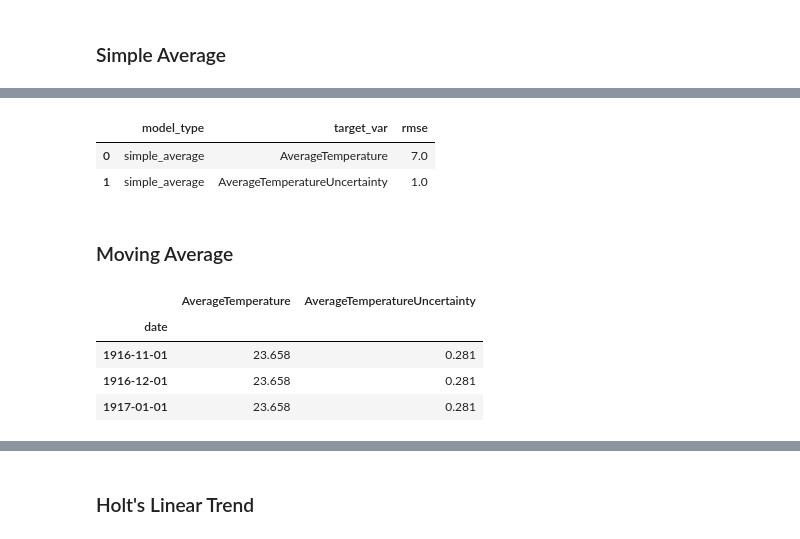
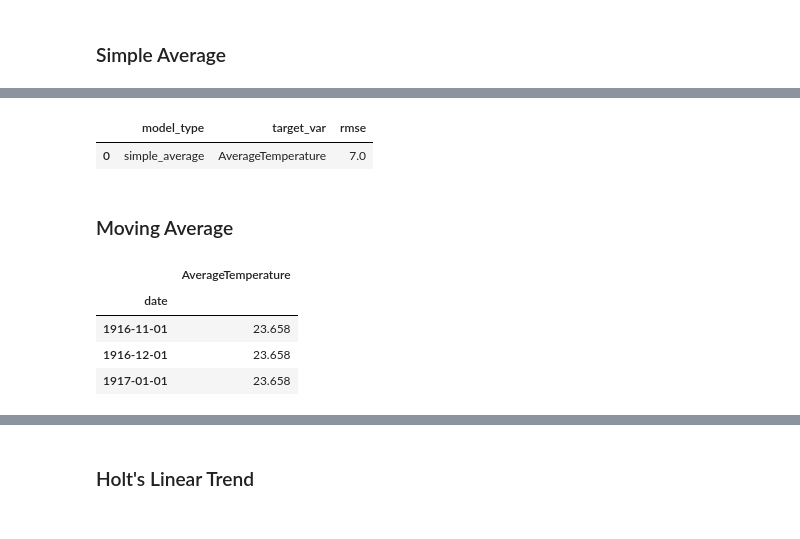
Before and after one commit to malachi-hale/time-series-exercises, a Jupyter notebook: Mini_Project.ipynb, the cells around one changed output, grey strips where cells are left out. Drawn from its saved outputs; the diff is of its cells as text; code cells hidden in the pictures.

```diff
--- a/Mini_Project.ipynb
+++ b/Mini_Project.ipynb
@@ -87,5 +98,5 @@ df.tail(3)
 # %%
-df = df.groupby(['date'])[['AverageTemperature', 'AverageTemperatureUncertainty']].sum()
+df = df.groupby(['date'])[['AverageTemperature']].sum()
 # %%
 df.head(3)
 # %% [output]
@@ -96,0 +110,5 @@ df.head(3)
+# %%
+imputer = SimpleImputer(strategy='mean')
+
+for col in df.columns:
+    df[[col]] = imputer.fit_transform(df[[col]])
@@ -157,11 +217,9 @@ eval_df
 ### Simple Average
 # %%
 AverageTemperature = train['AverageTemperature'].mean()
-AverageTemperatureUncertainty = train['AverageTemperatureUncertainty'].mean()
 
 def make_predictions():
-    yhat_df = pd.DataFrame({'AverageTemperature': [AverageTemperature],
-                           'AverageTemperatureUncertainty': [AverageTemperatureUncertainty]}
+    yhat_df = pd.DataFrame({'AverageTemperature': [AverageTemperature]}
                            , index = validate.index)
     return yhat_df
 
@@ -193,23 +249,21 @@ eval_df
 # %% [output]
 |  | model_type | target_var | rmse |
 | 0 | simple_average | AverageTemperature | 7.0 |
-| 1 | simple_average | AverageTemperatureUncertainty | 1.0 |
 # %% [markdown]
 ### Moving Average
 # %%
 period = 3
 
 AverageTemperature = train['AverageTemperature'].rolling(period).median().iloc[-1]
-AverageTemperatureUncertainty = train['AverageTemperatureUncertainty'].rolling(period).median().iloc[-1]
 
 yhat_df = make_predictions()
 yhat_df.head(3)
 # %% [output]
-|  | AverageTemperature | AverageTemperatureUncertainty |
-| date |  |  |
-| 1916-11-01 | 23.658 | 0.281 |
-| 1916-12-01 | 23.658 | 0.281 |
-| 1917-01-01 | 23.658 | 0.281 |
+|  | AverageTemperature |
+| date |  |
+| 1916-11-01 | 23.658 |
+| 1916-12-01 | 23.658 |
+| 1917-01-01 | 23.658 |
 # %%
 for col in train.columns:
     plot_and_eval(col)
```
Also changed, not shown: parts of 54 cells of this notebook.
